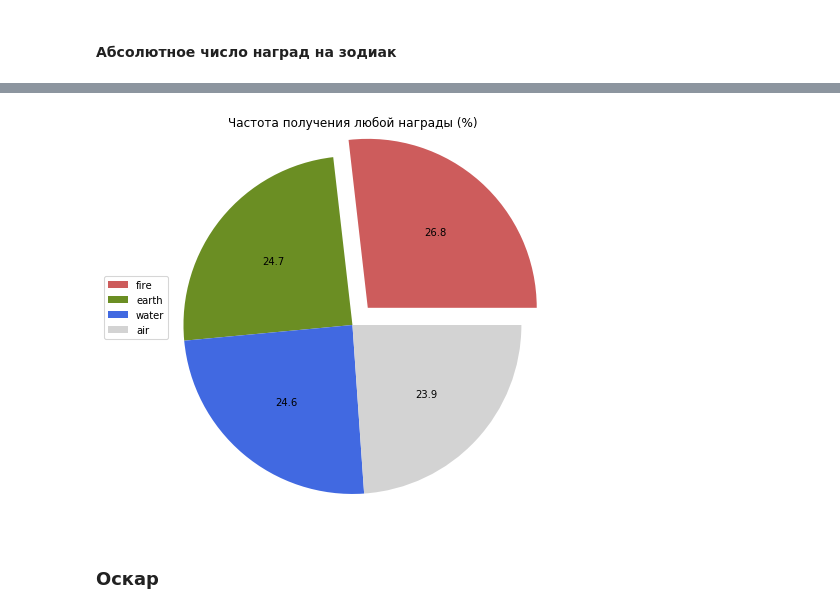
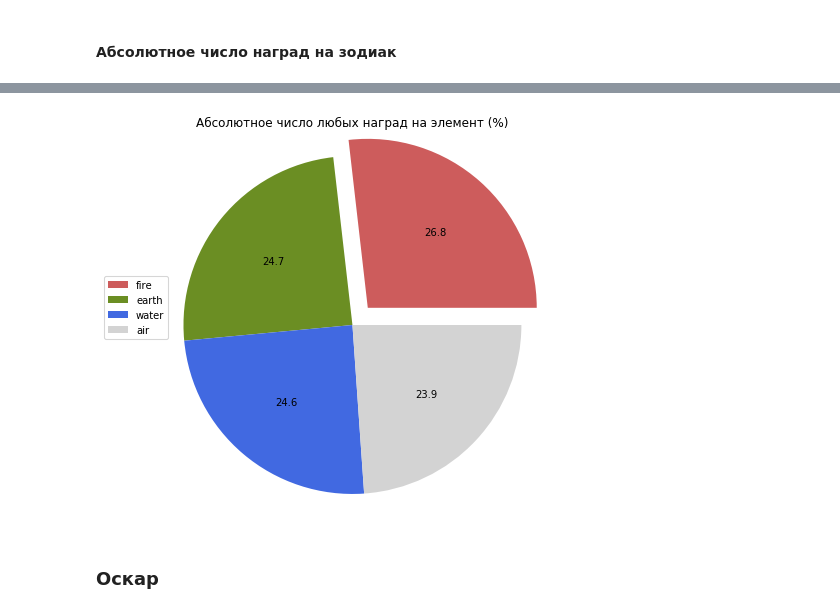
Before and after one commit to Anonymous469994/celebrity_zodiak, a Jupyter notebook: 3_DM_EDA.ipynb, the cells around one changed output, grey strips where cells are left out. Drawn from its saved outputs; the diff is of its cells as text; code cells hidden in the pictures.

```diff
--- a/3_DM_EDA.ipynb
+++ b/3_DM_EDA.ipynb
@@ -9,6 +9,5 @@ import my_zodiac_library as mzl
 # %% [markdown]
 ## Первичный обзор данных
 # %%
-nrun = 66
-name = 'data/total_cart_table({})'.format(nrun)
+name = 'data/total_cart_table(66)'
 df = pd.read_csv(name, sep='\t')
@@ -614,6 +607,7 @@ mzl.draw_pies(data_names, data_values, pies_names=pies_names, data_color=data_co
 Вероятность = (число наград зодиака / число актеров в зодиаке).
 Любая награда может означать как Оскар, так и Золотую малину.
 # %%
+df.awards = df.awards.astype(int)
 lft_tmp = df[df['male'] == 0].groupby(by=['zodiac'])['awards'].mean()
 rgt_tmp = df[df['male'] == 1].groupby(by=['zodiac'])['awards'].mean()
 temp_df = pd.merge(lft_tmp,rgt_tmp, left_index=True, right_index=True)
@@ -668,18 +664,18 @@ mzl.draw_pies(data_names, data_values, pies_names=pies_names, data_color=data_co
 # %%
 lft_tmp = df[df['male'] == 0].groupby(by=['element'])['awards'].mean()
 rgt_tmp = df[df['male'] == 1].groupby(by=['element'])['awards'].mean()
 temp_df = pd.merge(lft_tmp,rgt_tmp, left_index=True, right_index=True)
 rgt_tmp = df.groupby(by=['element'])['awards'].mean()
 temp_df = pd.merge(temp_df,rgt_tmp, left_index=True, right_index=True)
 temp_df = temp_df.sort_values('awards', ascending=False)
 
-pies_names = ['Частота получения любой награды (%)'.format(p)]
+pies_names = ['Абсолютное число любых наград на элемент (%)'.format(p)]
 data_names = [temp_df.index]
 data_color = [map(mzl.elem_color.get, temp_df.index)]
 data_values = [temp_df.awards]
 mzl.draw_pies(data_names, data_values, pies_names=pies_names, data_color=data_color)
 # %% [output]
-[figure, old version]
+[figure, new version]
 # %% [markdown]
 ### Оскар
 # %% [markdown]
```
Also changed, not shown: parts of 15 cells of this notebook, 4 other files.
